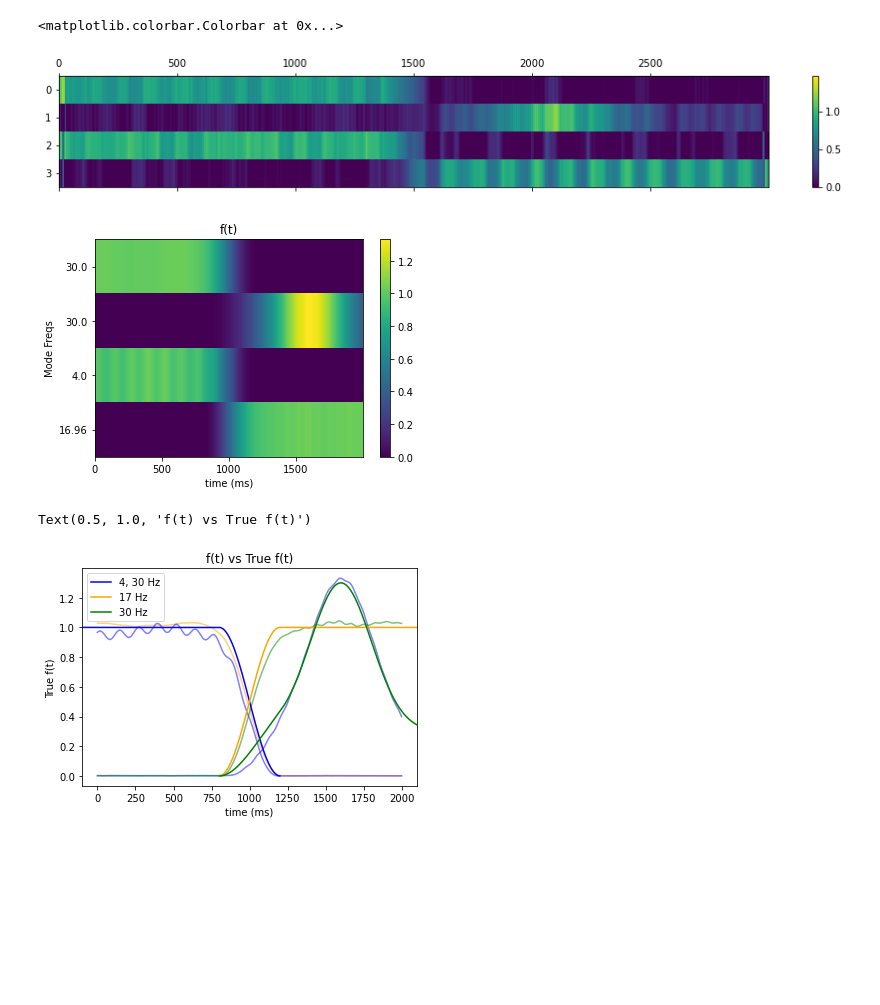
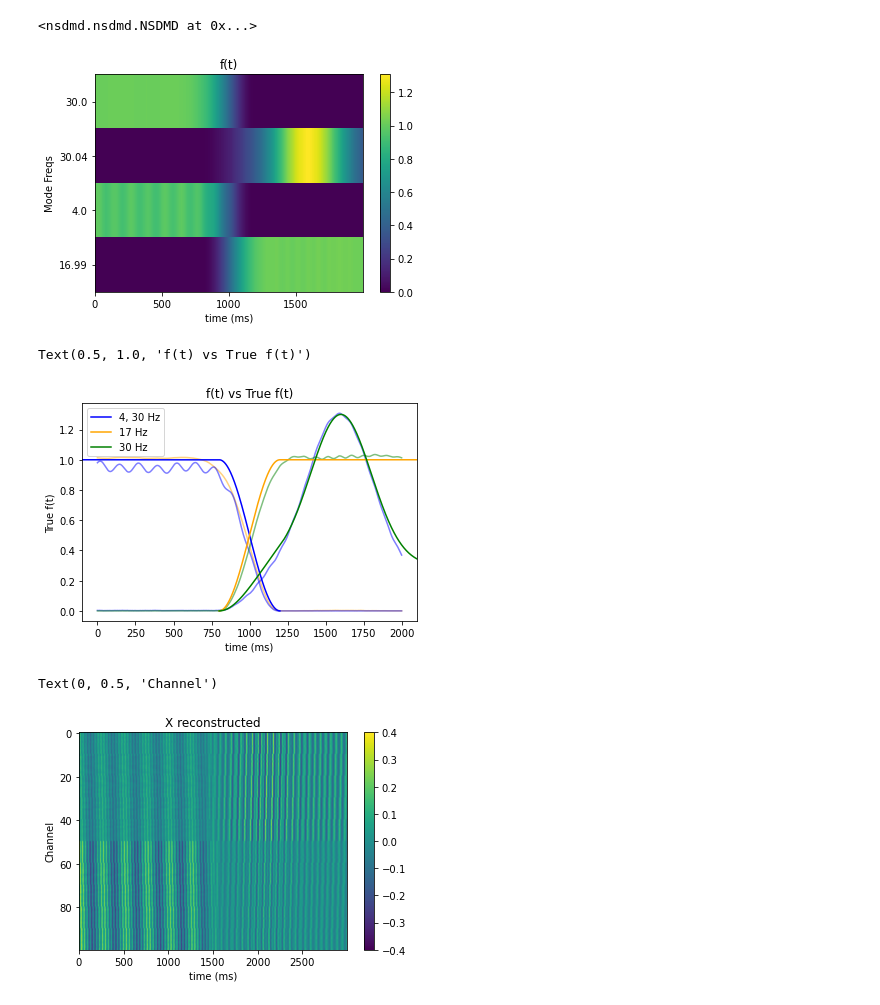
Before and after one commit to learning-2-learn/nsdmd, a Jupyter notebook: examples/two_network_demo.ipynb, the cells around one changed output. Drawn from its saved outputs; the diff is of its cells as text; code cells hidden in the pictures; blank space fills up the shorter version.

```diff
--- a/examples/two_network_demo.ipynb
+++ b/examples/two_network_demo.ipynb
@@ -75,0 +56,3 @@ soln_r = np.transpose(soln, (1,0,2,3)).reshape((-1, soln.shape[2], soln.shape[3]
+# %%
+model = nsdmd.NSDMD(opt_rank=4, sim_thresh_phi_amp=0.98)
+model.fit_opt(x, t)
@@ -75,0 +61,2 @@ soln_r = np.transpose(soln, (1,0,2,3)).reshape((-1, soln.shape[2], soln.shape[3]
+# %%
+model.fit_reduction(x, t)
@@ -100,2 +79,0 @@ Text(0.5, 1.0, 'Similar Solutions')
-# %%
-B,f = nsdmd.exact_Bf(x, soln_r[sub_idx])
@@ -122,43 +88,25 @@ Text(0, 0.5, 'Cosine Distance')
-# %%
-idx = idx_all[1]
-f_hat = nsdmd.exact_f_from_Bf(np.array([b[idx] for b in B[idx]]),f[idx])
-f_hat[:,30:-30] = utils.moving_average_dim(f_hat,61,1)
-f_hat[f_hat<0] = 0
-plt.matshow(f_hat, aspect='auto')
-plt.colorbar()
-# %% [output]
-<matplotlib.colorbar.Colorbar at 0x...>
-[figure, removed]
+# %%
+model.fit_f(x, t, 4)
+# %% [output]
+<nsdmd.nsdmd.NSDMD at 0x...>
 # %%
-alpha = 0.1
-beta = 0.1
-lr_G = 0.01
-maxiter = 100
-N = 20
-
-idx = sub_idx[idx_all[1]]
-
-f_hat = nsdmd.grad_f(x, soln_r[idx], alpha, beta, N, lr_G, maxiter)
-f_hat = nsdmd.grad_f_amp(f_hat, soln_r[idx], x)
-
-alpha = [str(np.round(f,2)) for f in freqs.T.reshape((-1))[idx]]
+alpha = [str(np.round(f,2)) for f in model.freq_hat_]
 fig = plt.figure()
 ax = fig.add_subplot(111)
-cax = ax.matshow(f_hat[:,500:-500], aspect='auto')
+cax = ax.matshow(model.f_hat_[:,500:-500], aspect='auto')
 fig.colorbar(cax)
 ax.set_yticklabels([''] + alpha)
 ax.xaxis.set_ticks_position('bottom')
 plt.title('f(t)')
 plt.xlabel('time (ms)')
 plt.ylabel('Mode Freqs')
 plt.show()
 # %% [output]
-[figure, old version]
+[figure, new version]
 # %%
 colors = ['orange', 'blue', 'blue', 'green', 'blue', 'green']
-for i,f in enumerate(f_hat[:,500:-500]):
+for i,f in enumerate(model.f_hat_[:,500:-500]):
     plt.plot(f, color=colors[i], alpha=0.5)
-
 
 plt.plot(t1-500, np.mean(F1_true, axis=0), color=colors[1], label=str(f1)+', '+str(f2)+' Hz')
 plt.plot(t3-500, np.mean(F3_true, axis=0), color=colors[0], label=str(f3)+' Hz')
@@ -170,4 +118,4 @@ plt.ylabel('True f(t)')
 plt.title('f(t) vs True f(t)')
 # %% [output]
 Text(0.5, 1.0, 'f(t) vs True f(t)')
-[figure, old version]
+[figure, new version]
@@ -173,0 +124,9 @@ Text(0.5, 1.0, 'f(t) vs True f(t)')
+# %%
+plt.imshow(x_rec, aspect='auto', vmin=-0.4, vmax=0.4)
+plt.colorbar()
+plt.title('X reconstructed')
+plt.xlabel('time (ms)')
+plt.ylabel('Channel')
+# %% [output]
+Text(0, 0.5, 'Channel')
+[figure, added]
```
Also changed, not shown: parts of 13 cells of this notebook, 2 other files.
